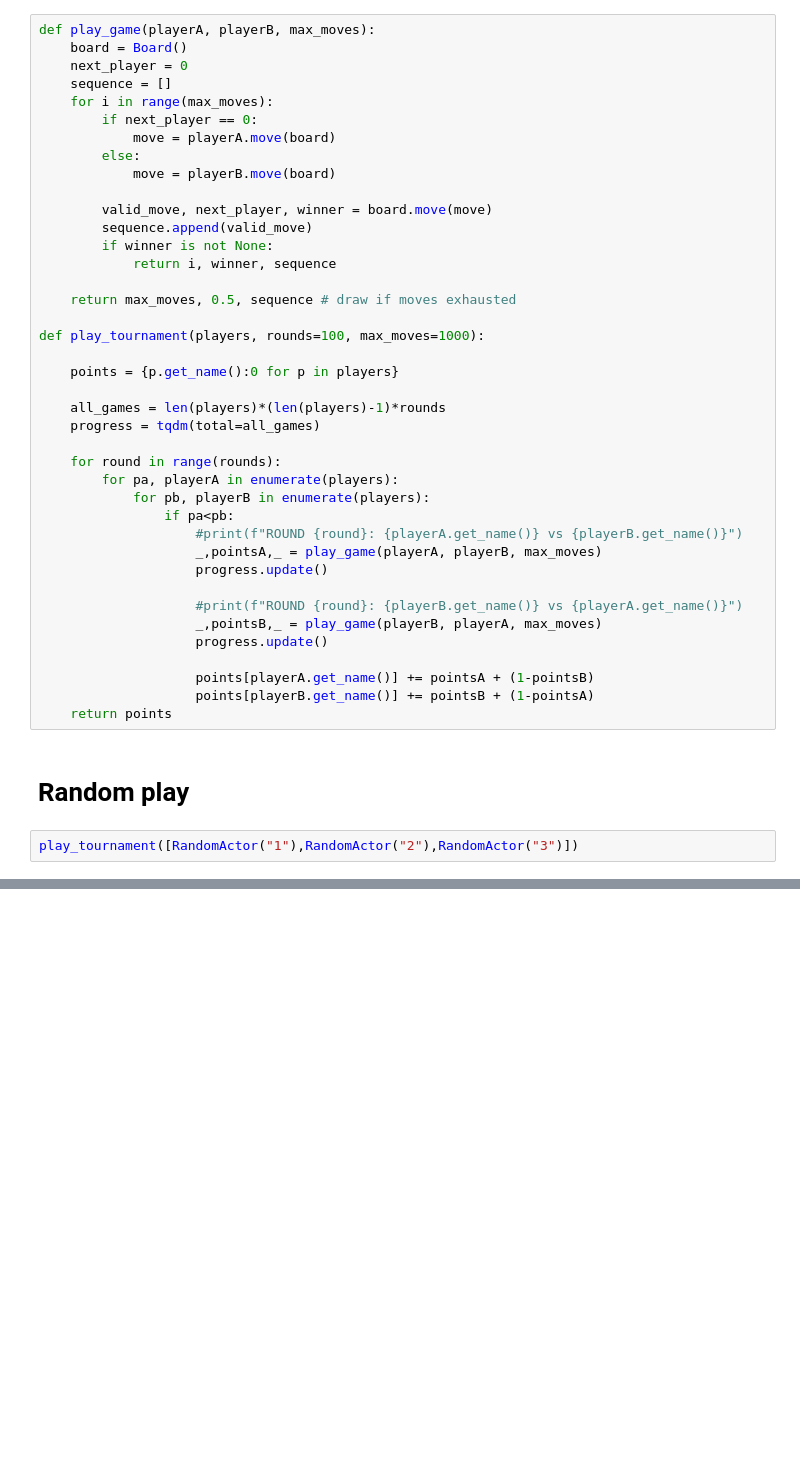
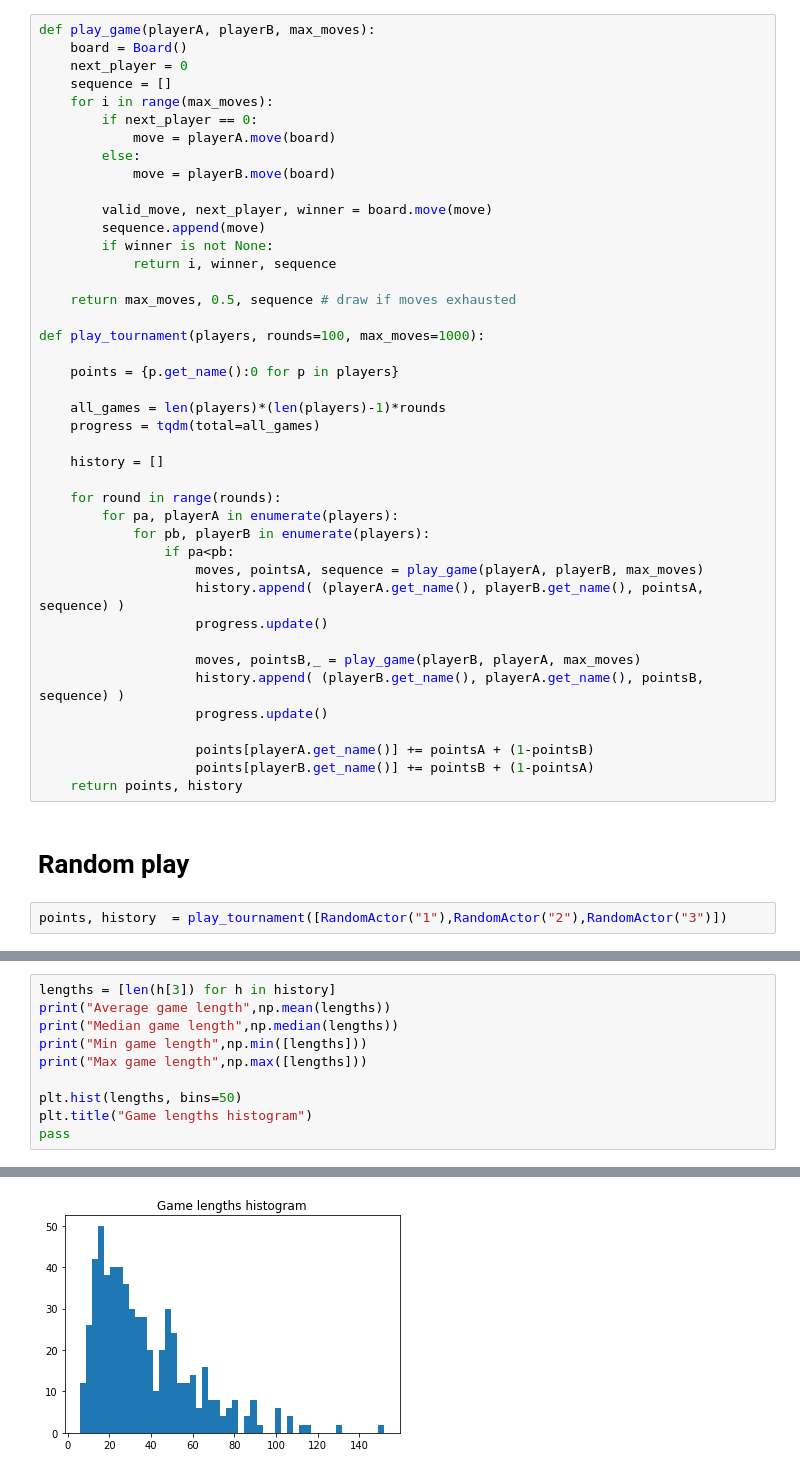
Before and after one commit to bwosh/papersoccer_env, a Jupyter notebook: env.ipynb, the cells around one changed output, grey strips where cells are left out. Cells and saved outputs as stored; diff of their text form; blank space fills up the shorter version.

```diff
--- a/env.ipynb
+++ b/env.ipynb
@@ -59,7 +126,7 @@ def play_game(playerA, playerB, max_moves):
             move = playerB.move(board)
 
         valid_move, next_player, winner = board.move(move)
-        sequence.append(valid_move)
+        sequence.append(move)
         if winner is not None:
             return i, winner, sequence
 
@@ -72,24 +139,26 @@ def play_tournament(players, rounds=100, max_moves=1000):
     all_games = len(players)*(len(players)-1)*rounds
     progress = tqdm(total=all_games)
 
+    history = []
+
     for round in range(rounds):
         for pa, playerA in enumerate(players):
             for pb, playerB in enumerate(players):
                 if pa<pb:
-                    #print(f"ROUND {round}: {playerA.get_name()} vs {playerB.get_name()}")
-                    _,pointsA,_ = play_game(playerA, playerB, max_moves)
+                    moves, pointsA, sequence = play_game(playerA, playerB, max_moves)
+                    history.append( (playerA.get_name(), playerB.get_name(), pointsA, sequence) )
                     progress.update()
 
-                    #print(f"ROUND {round}: {playerB.get_name()} vs {playerA.get_name()}")
-                    _,pointsB,_ = play_game(playerB, playerA, max_moves)
+                    moves, pointsB,_ = play_game(playerB, playerA, max_moves)
+                    history.append( (playerB.get_name(), playerA.get_name(), pointsB, sequence) )
                     progress.update()
 
                     points[playerA.get_name()] += pointsA + (1-pointsB)
                     points[playerB.get_name()] += pointsB + (1-pointsA)
-    return points
+    return points, history
 # %% [markdown]
 # Random play
 # %%
-play_tournament([RandomActor("1"),RandomActor("2"),RandomActor("3")])
+points, history  = play_tournament([RandomActor("1"),RandomActor("2"),RandomActor("3")])
 # %% [output]
 [interactive output not drawn]
@@ -96,0 +169,11 @@ play_tournament([RandomActor("1"),RandomActor("2"),RandomActor("3")])
+# %%
+lengths = [len(h[3]) for h in history]
+print("Average game length",np.mean(lengths))
+print("Median game length",np.median(lengths))
+print("Min game length",np.min([lengths]))
+print("Max game length",np.max([lengths]))
+
+plt.hist(lengths, bins=50)
+plt.title("Game lengths histogram")
+pass
+# %% [output]
@@ -96,0 +184 @@ play_tournament([RandomActor("1"),RandomActor("2"),RandomActor("3")])
+[figure, added]
```
Also changed, not shown: parts of 17 cells of this notebook, 1 other file.
